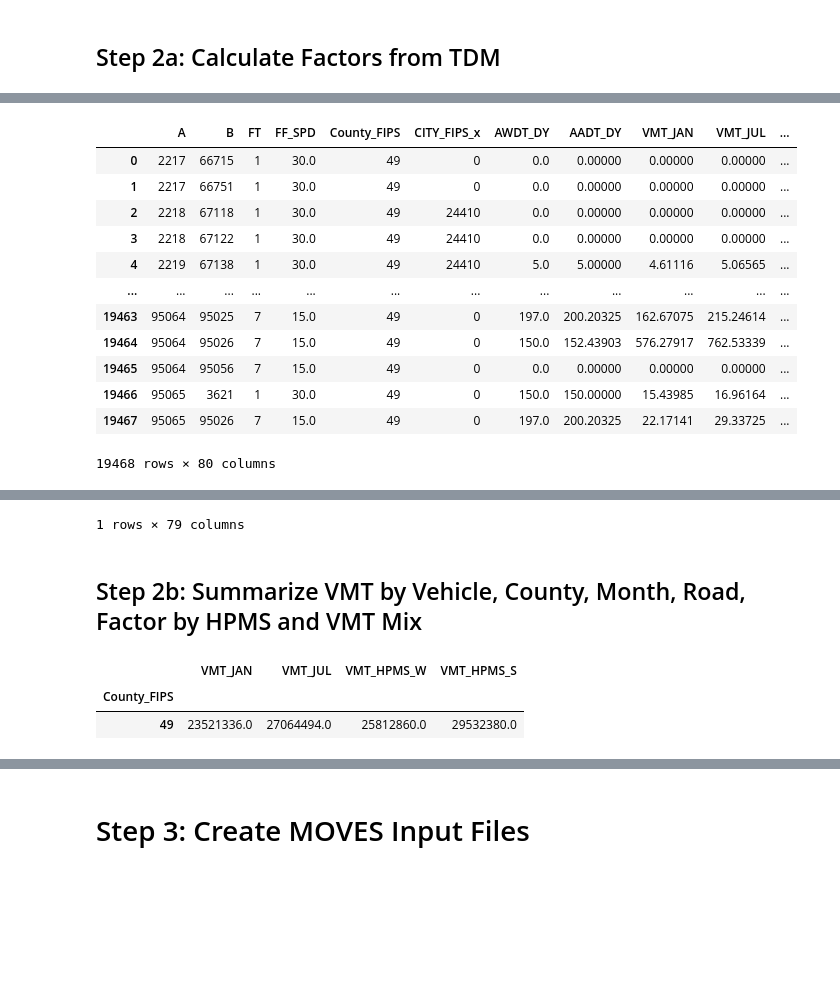
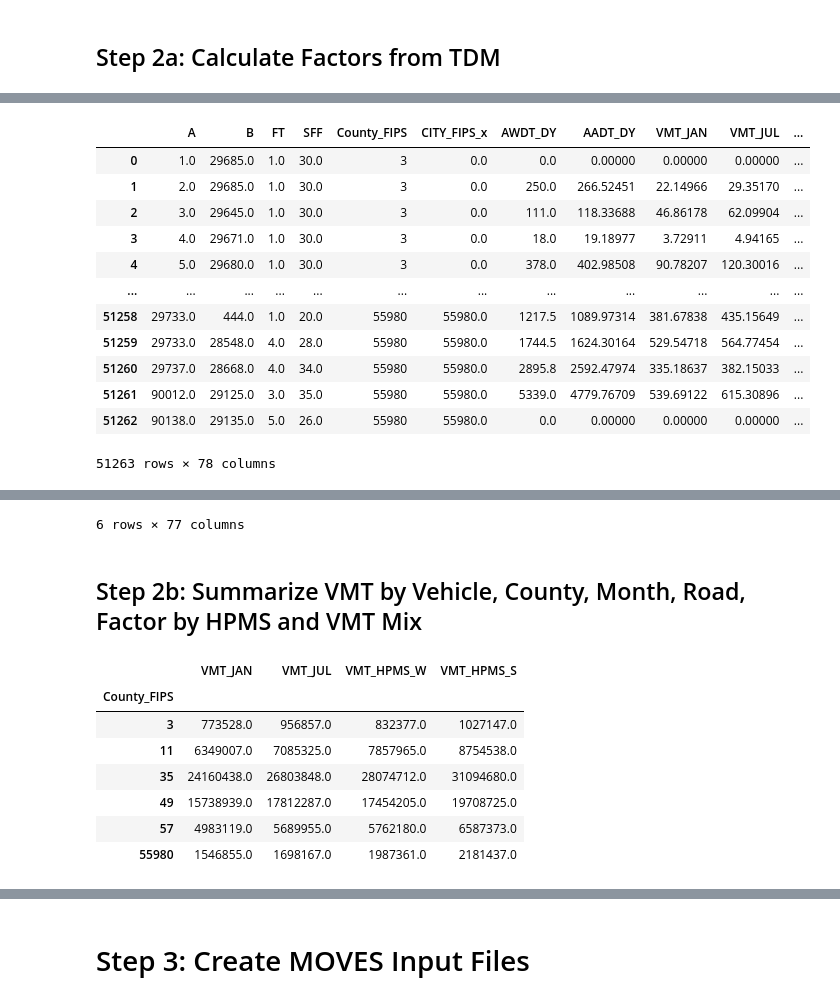
Before and after one commit to jlillywhiteMAG/MOVES_Input_Creation, a Jupyter notebook: MOVES_Input_File_Preparation.ipynb, the cells around one changed output, grey strips where cells are left out. Cells and saved outputs as stored; diff of their text form; code cells hidden in the pictures; blank space fills up the shorter version.

```diff
--- a/MOVES_Input_File_Preparation.ipynb
+++ b/MOVES_Input_File_Preparation.ipynb
@@ -36,8 +30,8 @@ pd.options.mode.copy_on_write = True
 ## Step 1b: Read in TDM Output
 # %%
 #List Input Folder and TDM File Paths:
-input_dir = r"C:\Users\jlillywhite\Documents\GitHub\MOVES_Input_Creation\Input"
-tdm_filename = "TDM_SummarywithFactors2050.csv"
+input_dir = r"C:\Users\jlillywhite\Projects\GitHub\MOVES_Input_Creation\Input"
+tdm_filename = "TDM_SummarywithFactors2050_v2.csv"
 
 #Create filepath
 tdm_filepath = pathlib.Path(input_dir,tdm_filename)
@@ -218,7 +157,7 @@ tdm_ogden['County_FIPS'] = 55980
 display(tdm_ogden)
 
 #Add Ogden to end of TDM Dataframe
-#tdm = pd.concat([tdm, tdm_ogden], ignore_index=True)
+tdm = pd.concat([tdm, tdm_ogden], ignore_index=True)
 
 #Reassign local roads to match Arterials
 tdm['roadtype_ID2345'] = tdm['RoadType'].where(tdm['RoadType'] != 55, other=5)
@@ -331,17 +281,17 @@ display(tdm_hpms)
 #Calculate Extra Fields
 tdm['VMT_HPMS_W'] = tdm['VMT_JAN'] * tdm['HPMS_factor']
 tdm['VMT_HPMS_S'] = tdm['VMT_JUL'] * tdm['HPMS_factor']
-tdm['VHT_FF_SPD'] = tdm['VMT_JAN'] / tdm['FF_SPD']
+tdm['VHT_FF_SPD'] = tdm['VMT_JAN'] / tdm['SFF']
 tdm['VHT_AM'] = tdm['AM_VMT_W'] / tdm['AM_SPD']
 tdm['VHT_MD'] = tdm['MD_VMT_W'] / tdm['MD_SPD']
 tdm['VHT_PM'] = tdm['PM_VMT_W'] / tdm['PM_SPD']
 tdm['VHT_EV'] = tdm['EV_VMT_W'] / tdm['EV_SPD']
 #Why do we define VHT only by the Winter VMT?
 tdm['VHT'] = tdm['VHT_AM'] + tdm['VHT_MD'] + tdm['VHT_PM'] + tdm['VHT_EV']
-tdm['VHT_Delay_AM'] = np.where(tdm['FF_SPD']>tdm['AM_SPD'], tdm['VHT_AM'] - (tdm['AM_VMT_W'] / tdm['FF_SPD']) , 0)
-tdm['VHT_Delay_MD'] = np.where(tdm['FF_SPD']>tdm['MD_SPD'], tdm['VHT_MD'] - (tdm['MD_VMT_W'] / tdm['FF_SPD']) , 0)
-tdm['VHT_Delay_PM'] = np.where(tdm['FF_SPD']>tdm['PM_SPD'], tdm['VHT_PM'] - (tdm['PM_VMT_W'] / tdm['FF_SPD']) , 0)
-tdm['VHT_Delay_EV'] = np.where(tdm['FF_SPD']>tdm['EV_SPD'], tdm['VHT_EV'] - (tdm['EV_VMT_W'] / tdm['FF_SPD']) , 0)
+tdm['VHT_Delay_AM'] = np.where(tdm['SFF']>tdm['AM_SPD'], tdm['VHT_AM'] - (tdm['AM_VMT_W'] / tdm['SFF']) , 0)
+tdm['VHT_Delay_MD'] = np.where(tdm['SFF']>tdm['MD_SPD'], tdm['VHT_MD'] - (tdm['MD_VMT_W'] / tdm['SFF']) , 0)
+tdm['VHT_Delay_PM'] = np.where(tdm['SFF']>tdm['PM_SPD'], tdm['VHT_PM'] - (tdm['PM_VMT_W'] / tdm['SFF']) , 0)
+tdm['VHT_Delay_EV'] = np.where(tdm['SFF']>tdm['EV_SPD'], tdm['VHT_EV'] - (tdm['EV_VMT_W'] / tdm['SFF']) , 0)
 #Do we need to do something to exclude centroid connectors from the lane miles calculation?
 tdm['Lane_miles'] = tdm['LANES'] * tdm['DIST']
 tdm['VHT_Delay'] = tdm['VHT_Delay_AM'] + tdm['VHT_Delay_MD'] + tdm['VHT_Delay_PM'] + tdm['VHT_Delay_EV']
@@ -361,30 +311,30 @@ tdm['VMT_VC>1.2'] = tdm['VMT_AM_VC>1.2'] + tdm['VMT_MD_VC>1.2'] + tdm['VMT_PM_VC
 # %%
 #Speed Bin Calculations
 tdm['AM_SPD'] = tdm['AM_SPD'].where(tdm['RoadType'] != 55, other=12.9)
 tdm['MD_SPD'] = tdm['MD_SPD'].where(tdm['RoadType'] != 55, other=12.9)
 tdm['PM_SPD'] = tdm['PM_SPD'].where(tdm['RoadType'] != 55, other=12.9)
 tdm['EV_SPD'] = tdm['EV_SPD'].where(tdm['RoadType'] != 55, other=12.9)
 
 tdm['AM_SPD_bin'] = np.minimum(np.ceil((tdm['AM_SPD']+2.5)/5),16)
 tdm['MD_SPD_bin'] = np.minimum(np.ceil((tdm['MD_SPD']+2.5)/5),16)
 tdm['PM_SPD_bin'] = np.minimum(np.ceil((tdm['PM_SPD']+2.5)/5),16)
 tdm['EV_SPD_bin'] = np.minimum(np.ceil((tdm['EV_SPD']+2.5)/5),16)
 
 
 display(tdm)
 display(tdm.groupby('County_FIPS').sum())
-tdm.to_csv('tdm_test.csv')
+#tdm.to_csv('tdm_test.csv')
 # %% [output]
-|  | A | B | FT | FF_SPD | County_FIPS | CITY_FIPS_x | AWDT_DY | AADT_DY | VMT_JAN | VMT_JUL | ... |
-| 0 | 2217 | 66715 | 1 | 30.0 | 49 | 0 | 0.0 | 0.00000 | 0.00000 | 0.00000 | ... |
-| 1 | 2217 | 66751 | 1 | 30.0 | 49 | 0 | 0.0 | 0.00000 | 0.00000 | 0.00000 | ... |
-| 2 | 2218 | 67118 | 1 | 30.0 | 49 | 24410 | 0.0 | 0.00000 | 0.00000 | 0.00000 | ... |
-| 3 | 2218 | 67122 | 1 | 30.0 | 49 | 24410 | 0.0 | 0.00000 | 0.00000 | 0.00000 | ... |
-| 4 | 2219 | 67138 | 1 | 30.0 | 49 | 24410 | 5.0 | 5.00000 | 4.61116 | 5.06565 | ... |
+|  | A | B | FT | SFF | County_FIPS | CITY_FIPS_x | AWDT_DY | AADT_DY | VMT_JAN | VMT_JUL | ... |
+| 0 | 1.0 | 29685.0 | 1.0 | 30.0 | 3 | 0.0 | 0.0 | 0.00000 | 0.00000 | 0.00000 | ... |
+| 1 | 2.0 | 29685.0 | 1.0 | 30.0 | 3 | 0.0 | 250.0 | 266.52451 | 22.14966 | 29.35170 | ... |
+| 2 | 3.0 | 29645.0 | 1.0 | 30.0 | 3 | 0.0 | 111.0 | 118.33688 | 46.86178 | 62.09904 | ... |
+| 3 | 4.0 | 29671.0 | 1.0 | 30.0 | 3 | 0.0 | 18.0 | 19.18977 | 3.72911 | 4.94165 | ... |
+| 4 | 5.0 | 29680.0 | 1.0 | 30.0 | 3 | 0.0 | 378.0 | 402.98508 | 90.78207 | 120.30016 | ... |
 | ... | ... | ... | ... | ... | ... | ... | ... | ... | ... | ... | ... |
-| 19463 | 95064 | 95025 | 7 | 15.0 | 49 | 0 | 197.0 | 200.20325 | 162.67075 | 215.24614 | ... |
-| 19464 | 95064 | 95026 | 7 | 15.0 | 49 | 0 | 150.0 | 152.43903 | 576.27917 | 762.53339 | ... |
-| 19465 | 95064 | 95056 | 7 | 15.0 | 49 | 0 | 0.0 | 0.00000 | 0.00000 | 0.00000 | ... |
-| 19466 | 95065 | 3621 | 1 | 30.0 | 49 | 0 | 150.0 | 150.00000 | 15.43985 | 16.96164 | ... |
-| 19467 | 95065 | 95026 | 7 | 15.0 | 49 | 0 | 197.0 | 200.20325 | 22.17141 | 29.33725 | ... |
+| 51258 | 29733.0 | 444.0 | 1.0 | 20.0 | 55980 | 55980.0 | 1217.5 | 1089.97314 | 381.67838 | 435.15649 | ... |
+| 51259 | 29733.0 | 28548.0 | 4.0 | 28.0 | 55980 | 55980.0 | 1744.5 | 1624.30164 | 529.54718 | 564.77454 | ... |
+| 51260 | 29737.0 | 28668.0 | 4.0 | 34.0 | 55980 | 55980.0 | 2895.8 | 2592.47974 | 335.18637 | 382.15033 | ... |
+| 51261 | 90012.0 | 29125.0 | 3.0 | 35.0 | 55980 | 55980.0 | 5339.0 | 4779.76709 | 539.69122 | 615.30896 | ... |
+| 51262 | 90138.0 | 29135.0 | 5.0 | 26.0 | 55980 | 55980.0 | 0.0 | 0.00000 | 0.00000 | 0.00000 | ... |
-19468 rows × 80 columns
+51263 rows × 78 columns
@@ -394,4 +349,4 @@ tdm.to_csv('tdm_test.csv')
-1 rows × 79 columns
+6 rows × 77 columns
 # %% [markdown]
 ## Step 2b: Summarize VMT by Vehicle, County, Month, Road, Factor by HPMS and VMT Mix
 # %%
@@ -404,7 +359,12 @@ display(vmt_county)
 # %% [output]
 |  | VMT_JAN | VMT_JUL | VMT_HPMS_W | VMT_HPMS_S |
 | County_FIPS |  |  |  |  |
-| 49 | 23521336.0 | 27064494.0 | 25812860.0 | 29532380.0 |
+| 3 | 773528.0 | 956857.0 | 832377.0 | 1027147.0 |
+| 11 | 6349007.0 | 7085325.0 | 7857965.0 | 8754538.0 |
+| 35 | 24160438.0 | 26803848.0 | 28074712.0 | 31094680.0 |
+| 49 | 15738939.0 | 17812287.0 | 17454205.0 | 19708725.0 |
+| 57 | 4983119.0 | 5689955.0 | 5762180.0 | 6587373.0 |
+| 55980 | 1546855.0 | 1698167.0 | 1987361.0 | 2181437.0 |
 # %%
 # Create VMT Totals By County and Road
 vmt_county_road = tdm[['County_FIPS','year_ID','RoadType','roadtype_ID2345','VMT_JAN','VMT_JUL','VMT_HPMS_W','VMT_HPMS_S']].copy()
```
Also changed, not shown: parts of 27 cells of this notebook, 6 other files.
